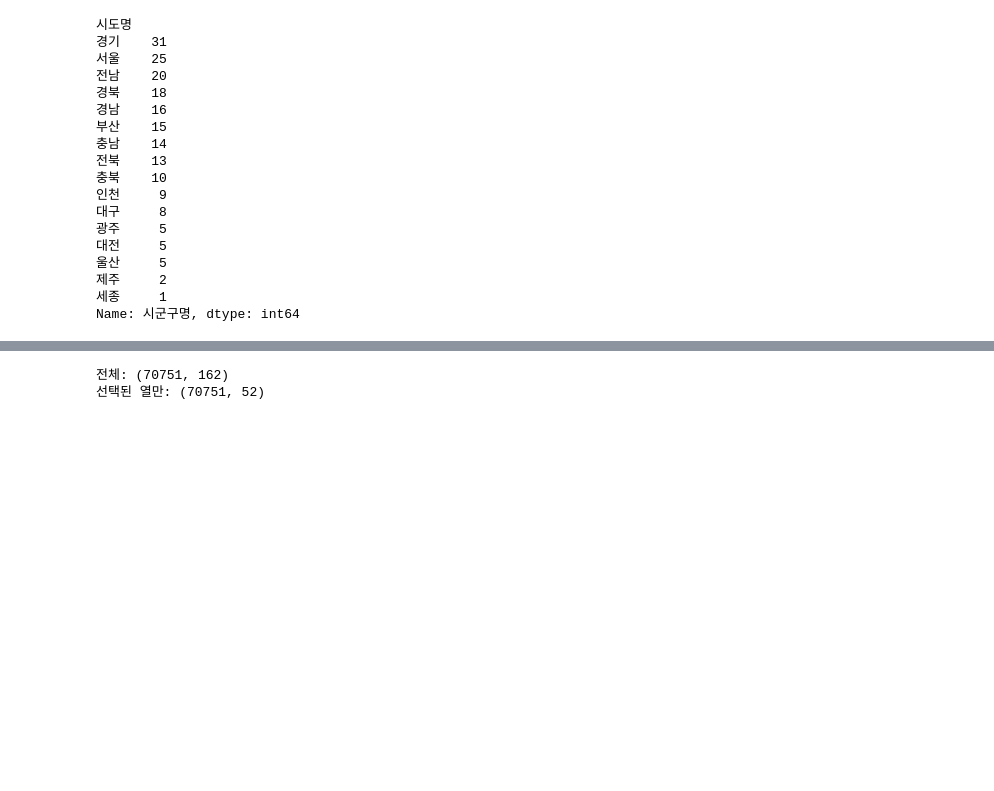
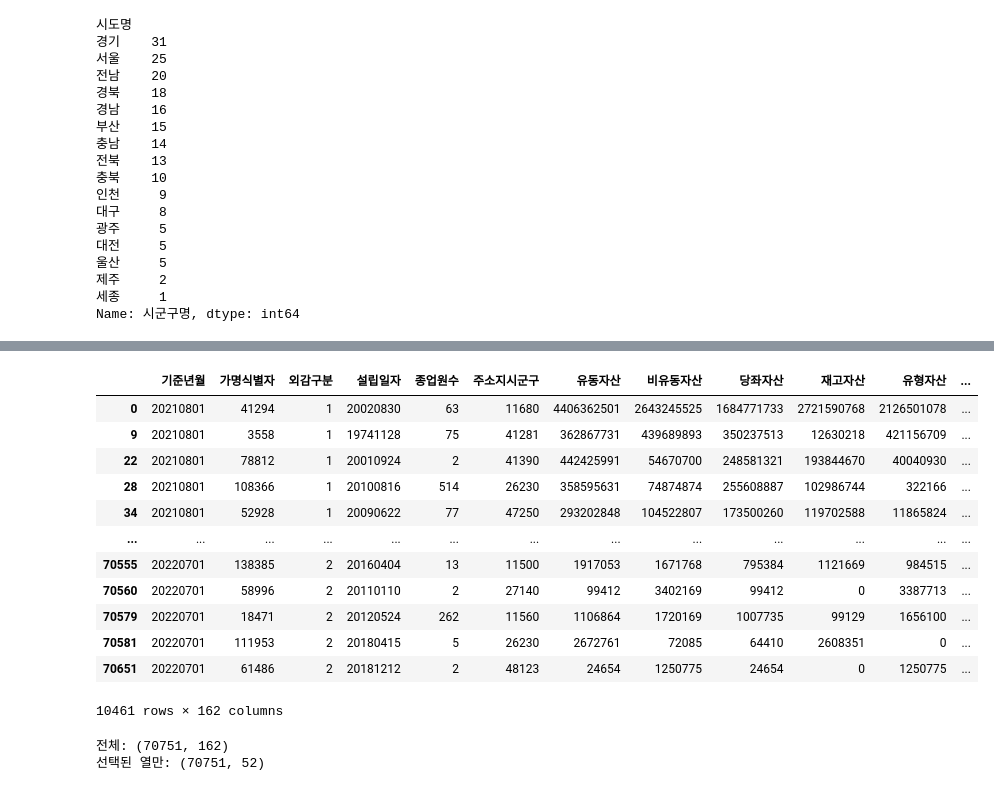
Before and after one commit to Sia-Le-Blanc/Project_Keroro, a Jupyter notebook: 박민정/0710_2.ipynb, the cells around one changed output, grey strips where cells are left out. Drawn from its saved outputs; the diff is of its cells as text; code cells hidden in the pictures; blank space fills up the shorter version.

```diff
--- a/박민정/0710_2.ipynb
+++ b/박민정/0710_2.ipynb
@@ -231,0 +327,23 @@ df
+# %%
+#  음수 제거만 수행할 컬럼 목록
+cols_remove_negative = [
+    '비유동자산', '매출채권', '매출채권(전기)', '자산총계', '유동부채', '차입금', '비유동부채',
+    '부채총계', '자기자본(납입자본금)', '자본잉여금', '납입자본', '매출액', '전기매출액',
+    '법인세', '영업외수익', '재무비율_유동비율', '재무비율_차입금의존도', '재무비율_매출원가율',
+    '재무비율_판관비율', '재무비율_매출채권회전율', '재무비율_재고자산회전율', '재무비율_매입채무회전율',
+    '재무비율_총자산회전율', '단기차입금의존도', '당좌비율', '총자본회전율', '소유건축물실거래가합계',
+    '차입금/EBITDA', 'EBITDA/금융비용'
+]
+
+#  음수 & 0 모두 제거할 컬럼 목록
+cols_remove_nonpositive = ['부채상환계수', '영업이익이자보상배율', '이자보상배율']
+
+#  음수 제거: 값이 0 이상인 행만 남김
+for col in cols_remove_negative:
+    if col in df.columns:
+        df = df[df[col] >= 0]
+
+#  음수 & 0 제거: 값이 0 초과인 행만 남김
+for col in cols_remove_nonpositive:
+    if col in df.columns:
+        df = df[df[col] > 0]
@@ -232,3 +403,20 @@ df
+# %%
+df.to_csv('final_결측치제거.csv',index=False,encoding='utf-8')
+df
+# %% [output]
+|  | 기준년월 | 가명식별자 | 외감구분 | 설립일자 | 종업원수 | 주소지시군구 | 유동자산 | 비유동자산 | 당좌자산 | 재고자산 | 유형자산 | ... |
+| 0 | 20210801 | 41294 | 1 | 20020830 | 63 | 11680 | 4406362501 | 2643245525 | 1684771733 | 2721590768 | 2126501078 | ... |
+| 9 | 20210801 | 3558 | 1 | 19741128 | 75 | 41281 | 362867731 | 439689893 | 350237513 | 12630218 | 421156709 | ... |
+| 22 | 20210801 | 78812 | 1 | 20010924 | 2 | 41390 | 442425991 | 54670700 | 248581321 | 193844670 | 40040930 | ... |
+| 28 | 20210801 | 108366 | 1 | 20100816 | 514 | 26230 | 358595631 | 74874874 | 255608887 | 102986744 | 322166 | ... |
+| 34 | 20210801 | 52928 | 1 | 20090622 | 77 | 47250 | 293202848 | 104522807 | 173500260 | 119702588 | 11865824 | ... |
+| ... | ... | ... | ... | ... | ... | ... | ... | ... | ... | ... | ... | ... |
+| 70555 | 20220701 | 138385 | 2 | 20160404 | 13 | 11500 | 1917053 | 1671768 | 795384 | 1121669 | 984515 | ... |
+| 70560 | 20220701 | 58996 | 2 | 20110110 | 2 | 27140 | 99412 | 3402169 | 99412 | 0 | 3387713 | ... |
+| 70579 | 20220701 | 18471 | 2 | 20120524 | 262 | 11560 | 1106864 | 1720169 | 1007735 | 99129 | 1656100 | ... |
+| 70581 | 20220701 | 111953 | 2 | 20180415 | 5 | 26230 | 2672761 | 72085 | 64410 | 2608351 | 0 | ... |
+| 70651 | 20220701 | 61486 | 2 | 20181212 | 2 | 48123 | 24654 | 1250775 | 24654 | 0 | 1250775 | ... |
+10461 rows × 162 columns
 # %%
 usecols = [
     '기준년월', '가명 식별자', '시도명','시군구명', '업종(대분류)',
```
Also changed, not shown: parts of 9 cells of this notebook, 2 other files.
